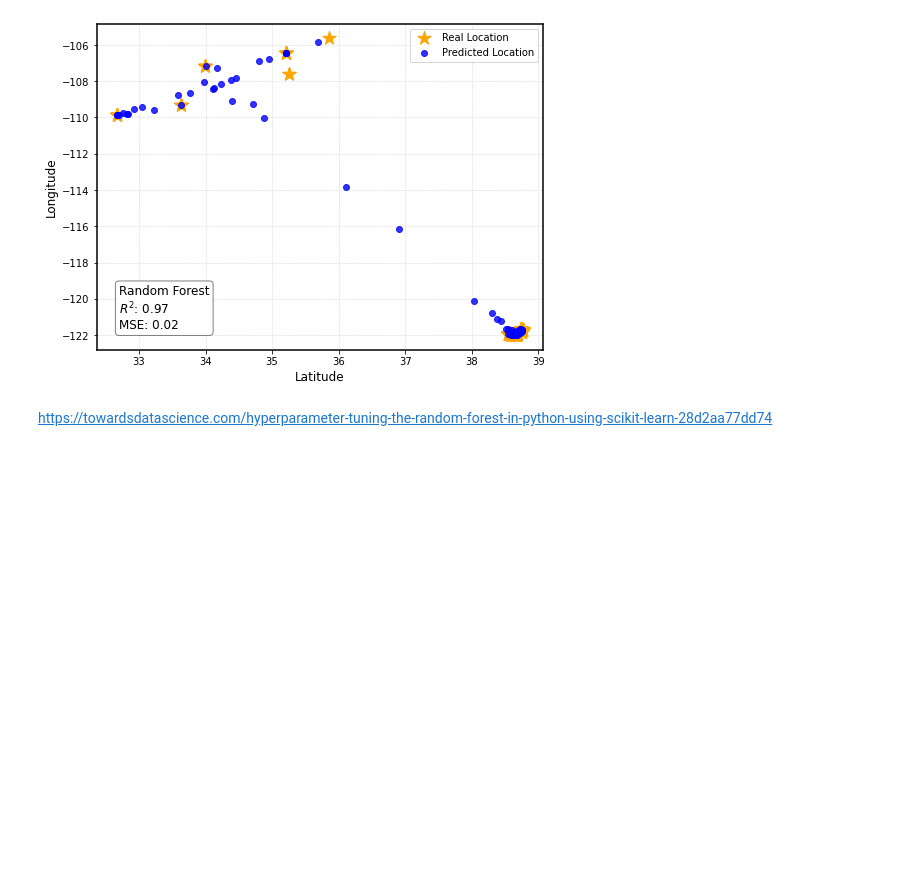
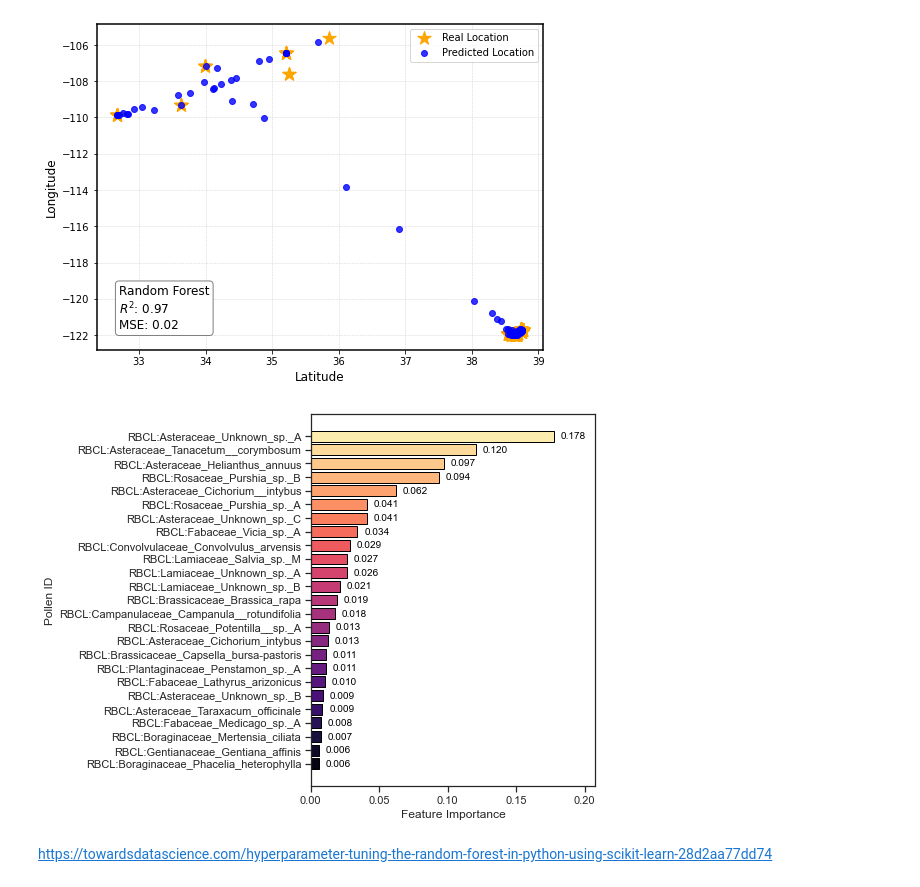
Before and after one commit to hayesrebecca/pollenGeolocation, a Jupyter notebook: 2_modelComparisons.ipynb, the cells around one changed output. Saved outputs shown, nothing was run; the diff lists cells and outputs as text; code cells hidden in the pictures; blank space fills up the shorter version.

Commit message:
feat: added feature importance bar charts for RF

```diff
--- a/2_modelComparisons.ipynb
+++ b/2_modelComparisons.ipynb
@@ -163,6 +163,47 @@ se_distance_RF = np.std(distances_RF)
 plot_test_preds(y_test, preds_RF, sc_y, "Random Forest", ax=ax)
 # %% [output]
 [figure]
+# %%
+# Select the top 25 features
+top_features = feat_importances.nlargest(25).sort_values()
+
+# Create a figure and axis
+fig, ax = plt.subplots(figsize=(8, 6))
+
+# Set Seaborn style for better aesthetics
+sns.set_style("ticks")
+
+# Create horizontal bar plot with thicker bars
+bars = ax.barh(
+    top_features.index,
+    top_features.values,
+    color=sns.color_palette("magma", len(top_features)),
+    edgecolor='black',
+    height=0.8  # Thicker bars
+)
+
+# Adjust x-axis to add padding for annotations
+x_max = top_features.max()  # Find the maximum importance
+ax.set_xlim(0, x_max + 0.03)  # Add 5% padding to the right
+
+# Add axis labels
+ax.set_xlabel("Feature Importance", fontsize=12)
+ax.set_ylabel("Pollen ID", fontsize=12)
+
+# Add annotations at the end of each bar
+for bar in bars:
+    ax.text(
+        bar.get_width() + 0.005,  # Slightly past the bar's end
+        bar.get_y() + bar.get_height() / 2,  # Center vertically on the bar
+        f"{bar.get_width():.3f}",  # Format the number
+        va='center', fontsize=10, color='black'
+    )
+
+# Tidy layout and display plot
+fig.tight_layout()
+plt.show()
+# %% [output]
+[figure, added]
 # %% [markdown]
 https://towardsdatascience.com/hyperparameter-tuning-the-random-forest-in-python-using-scikit-learn-28d2aa77dd74
 # %%
```
